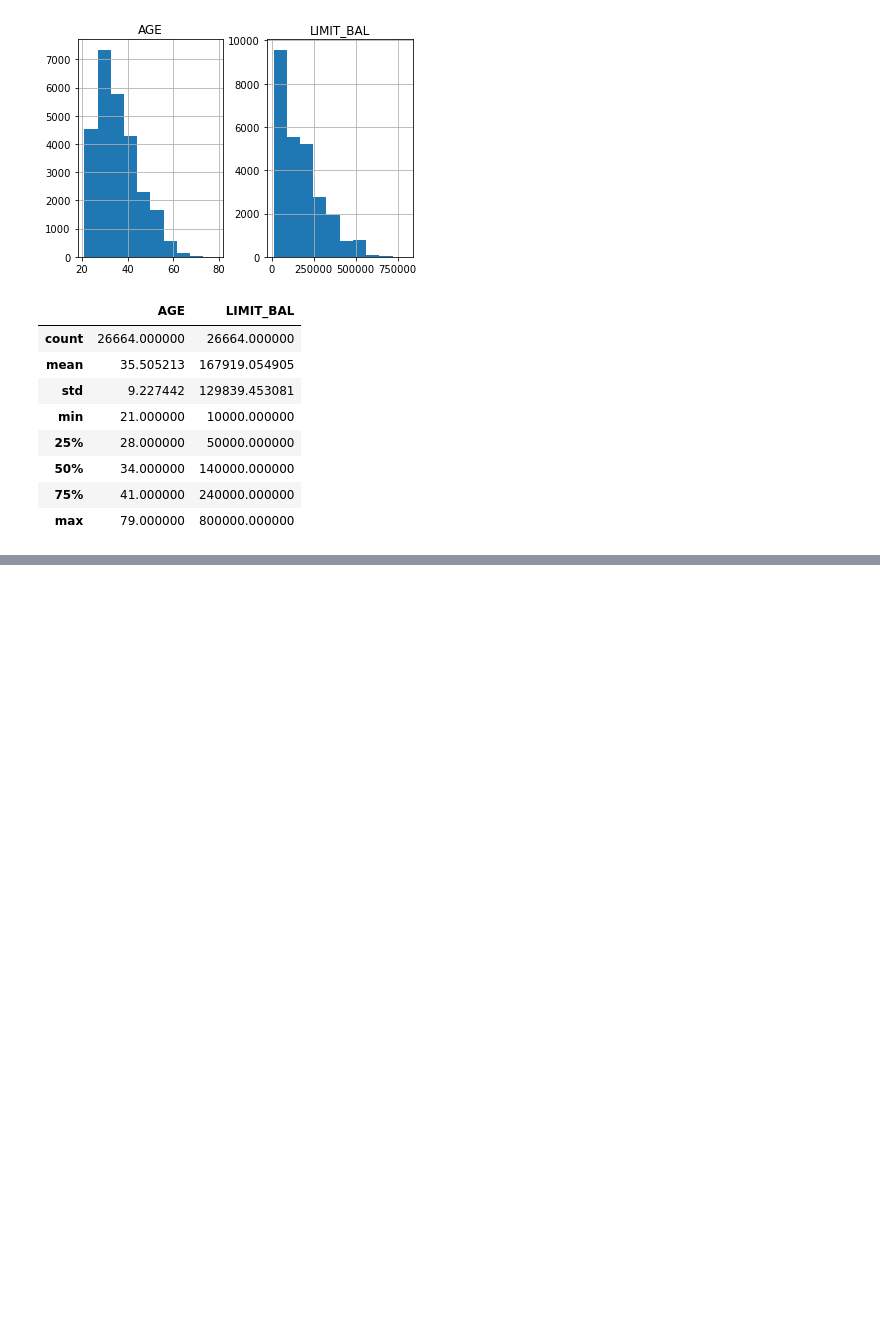
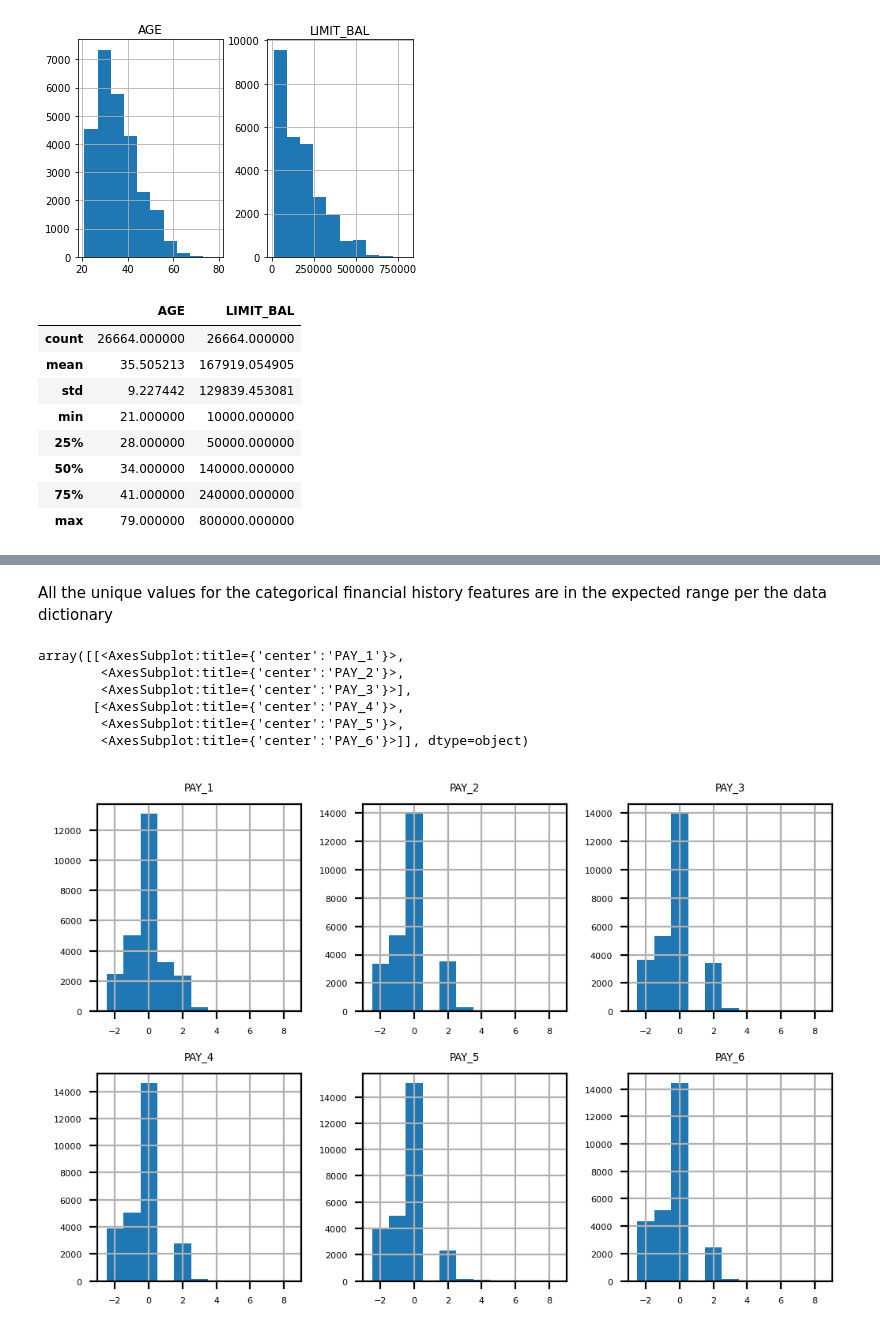
Before and after one commit to darthur2019/Credit-Risk-Case-Study, a Jupyter notebook: Credit Risk Study.ipynb, the cells around one changed output, grey strips where cells are left out. Saved outputs shown, nothing was run; the diff lists cells and outputs as text; code cells hidden in the pictures; blank space fills up the shorter version.

```diff
--- a/Credit Risk Study.ipynb
+++ b/Credit Risk Study.ipynb
@@ -291,0 +424,14 @@ df_clean_2[['AGE','LIMIT_BAL']].describe()
+# %%
+df_clean_2['MARRIAGE_CAT'] = 'none'
+
+cat_mapping = {
+    1: "Married",
+    2: "Single",
+    3: "Other"
+}
+
+df_clean_2['MARRIAGE_CAT'] = df_clean_2['MARRIAGE'].map(cat_mapping)
+
+marriage_ohe = pd.get_dummies(df_clean_2['MARRIAGE_CAT'])
+# %%
+df_with_ohe = pd.concat([df_clean_2, sex_ohe, edu_ohe, marriage_ohe], axis=1)
@@ -291,0 +485,2 @@ df_clean_2[['AGE','LIMIT_BAL']].describe()
+# %%
+df =df_with_ohe.copy()
@@ -291,0 +489,3 @@ df_clean_2[['AGE','LIMIT_BAL']].describe()
+# %%
+pay_feats = ['PAY_1', 'PAY_2', 'PAY_3', 'PAY_4', 'PAY_5', 'PAY_6']
+df[pay_feats].describe()
@@ -291,0 +523,14 @@ df_clean_2[['AGE','LIMIT_BAL']].describe()
+# %% [markdown]
+All the unique values for the categorical financial history features are in the expected range per the data dictionary
+# %%
+pay_1_bins = np.array(range(-2,10)) - 0.5
+mpl.rcParams['font.size'] = 4
+df[pay_feats].hist(bins=pay_1_bins, layout=(2,3))
+# %% [output]
+array([[<AxesSubplot:title={'center':'PAY_1'}>,
+        <AxesSubplot:title={'center':'PAY_2'}>,
+        <AxesSubplot:title={'center':'PAY_3'}>],
+       [<AxesSubplot:title={'center':'PAY_4'}>,
+        <AxesSubplot:title={'center':'PAY_5'}>,
+        <AxesSubplot:title={'center':'PAY_6'}>]], dtype=object)
+[figure, added]
```
Also changed, not shown: parts of 69 cells of this notebook.
